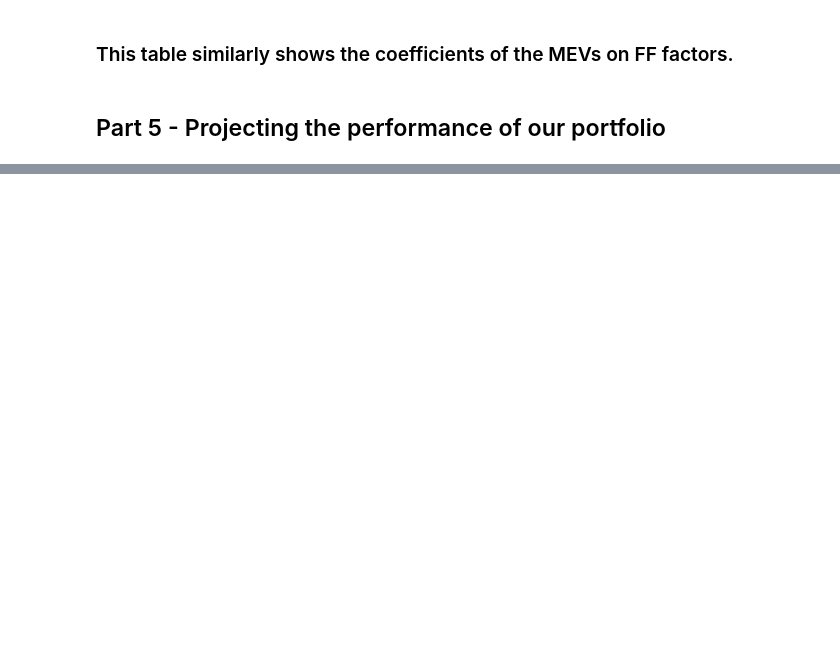
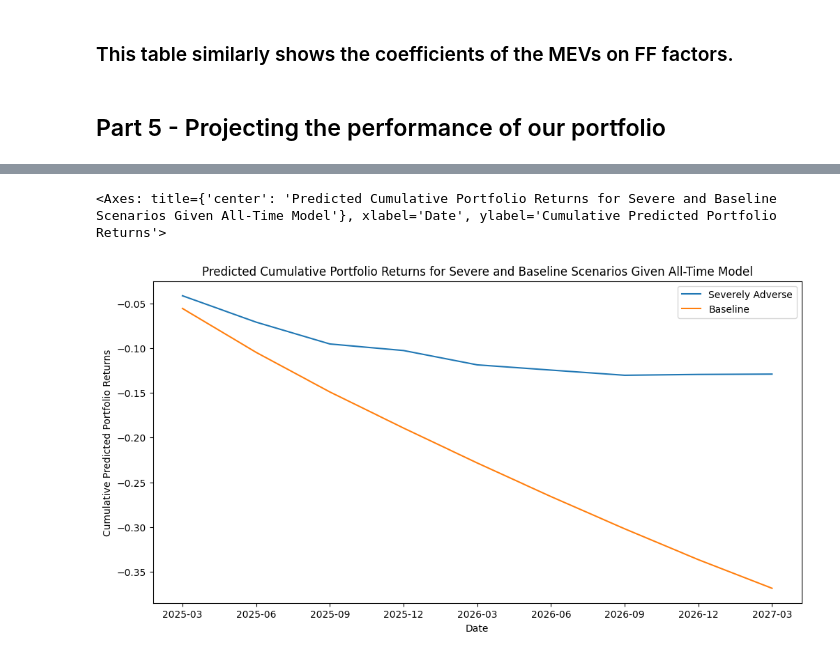
Before and after one commit to vafang25/Econ_Project_2, a Jupyter notebook: Data_Project_2.ipynb, the cells around one changed output, grey strips where cells are left out. Cells and saved outputs as stored; diff of their text form; code cells hidden in the pictures; blank space fills up the shorter version.

```diff
--- a/Data_Project_2.ipynb
+++ b/Data_Project_2.ipynb
@@ -590,0 +546,15 @@ alltime_MEVs_effects_on_factors
+# %%
+# Use all-time data to predict portfolio returns for the severely adverse and baseline scenarios
+
+# Predict portfolio returns for the severely adverse scenario
+predicted_returns_severe, predicted_factors_severe = predict_portfolio_returns(ffmodel, mkt_model, smb_model, hml_model, MEVs_severe)
+predicted_returns_severe
+
+# Predict portfolio returns for the baseline scenario
+predicted_returns_baseline, predicted_factors_severe = predict_portfolio_returns(ffmodel, mkt_model, smb_model, hml_model, MEVs_baseline)
+predicted_returns_baseline
+
+# concat the predicted returns for the severely adverse and baseline scenarios
+alltime_predicted_returns = pd.concat([predicted_returns_severe, predicted_returns_baseline], axis=1)
+alltime_predicted_returns.columns = ['Severely Adverse', 'Baseline']
+alltime_predicted_returns
@@ -590,0 +573,25 @@ alltime_MEVs_effects_on_factors
+# %%
+import pandas as pd
+
+def calculate_cumulative_returns(df):
+    """
+    Convert quarterly returns into cumulative returns for each column in the DataFrame.
+
+    Parameters:
+    - df: pd.DataFrame - A DataFrame containing columns of quarterly returns.
+
+    Returns:
+    - cumulative_df: pd.DataFrame - A DataFrame with the same columns, containing cumulative returns.
+    """
+    # Ensure the input DataFrame is a copy to avoid modifying the original data
+    cumulative_df = df.copy()
+
+    # Calculate cumulative returns for each column
+    for col in cumulative_df.columns:
+        # Convert quarterly returns to cumulative returns
+        cumulative_df[col] = (1 + cumulative_df[col]).cumprod() - 1
+
+    return cumulative_df
+
+cum_alltime_predicted_returns = calculate_cumulative_returns(alltime_predicted_returns)
+cum_alltime_predicted_returns
@@ -590,0 +610,7 @@ alltime_MEVs_effects_on_factors
+# %%
+# plot the cumulative predicted portfolio returns for the severely adverse and baseline scenarios given all time model
+
+cum_alltime_predicted_returns.plot(title='Predicted Cumulative Portfolio Returns for Severe and Baseline Scenarios Given All-Time Model', figsize=(12, 6), ylabel='Cumulative Predicted Portfolio Returns')
+# %% [output]
+<Axes: title={'center': 'Predicted Cumulative Portfolio Returns for Severe and Baseline Scenarios Given All-Time Model'}, xlabel='Date', ylabel='Cumulative Predicted Portfolio Returns'>
+[figure, added]
```
Also changed, not shown: parts of 44 cells of this notebook.
